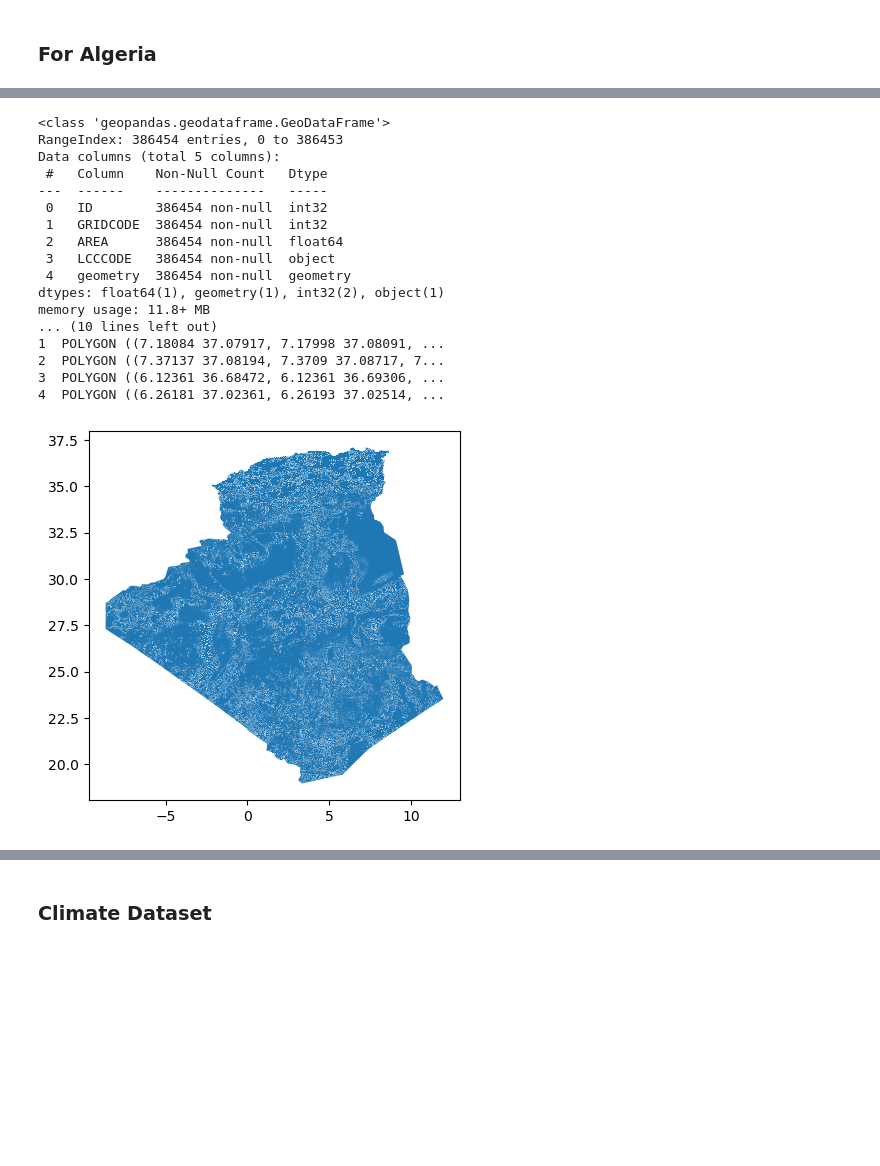
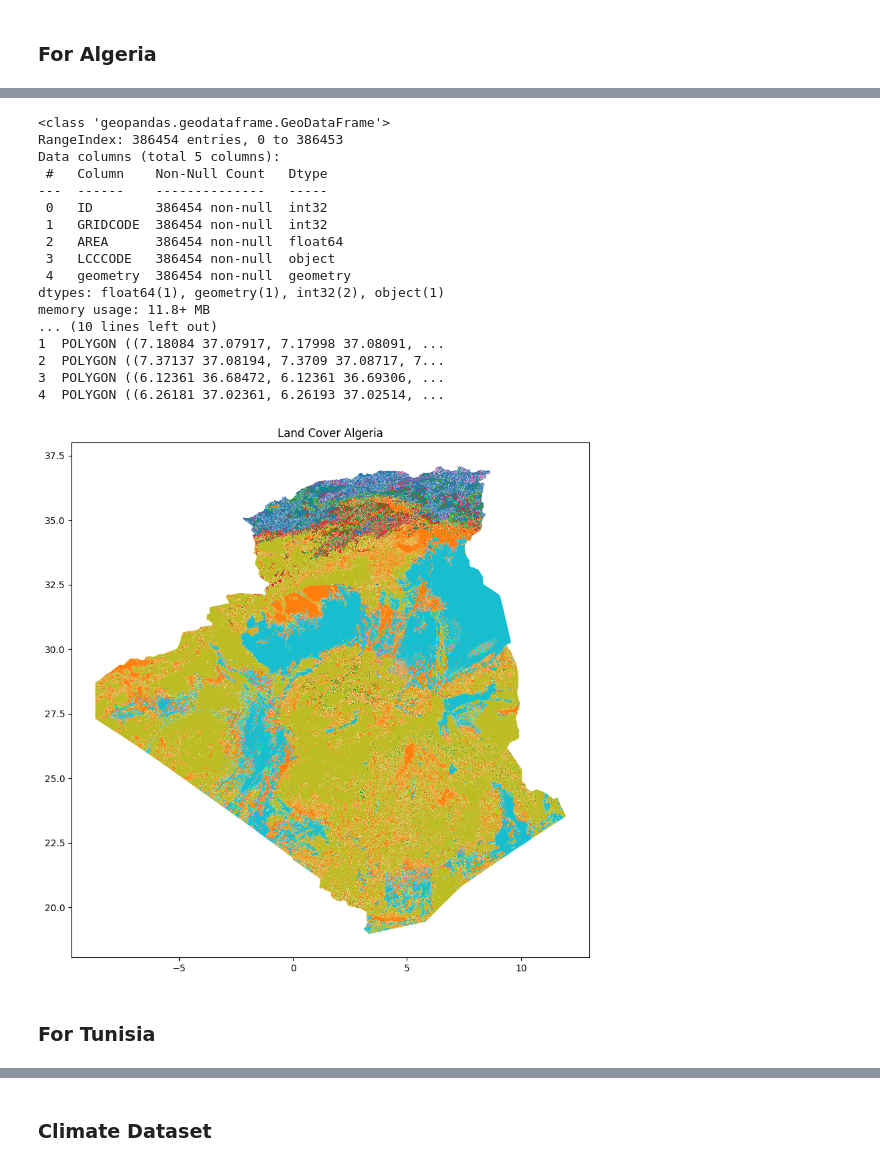
Before and after one commit to b-fatma/S2I-DM, a Jupyter notebook: main.ipynb, the cells around one changed output, grey strips where cells are left out. Drawn from its saved outputs; the diff is of its cells as text; code cells hidden in the pictures; blank space fills up the shorter version.

Commit message:
added tunisia landcover+visualisation

```diff
--- a/main.ipynb
+++ b/main.ipynb
@@ -139,32 +183,35 @@ Saved combined fire DF to: ./project/processed_data/fire_dataset/fire.csv
 # %%
 landcover_dz_filepath = os.path.join(data_folder, data_files["landcover_dz"])
 
 # Read the shapefile into a GeoDataFrame
 landcover_dz_gdf = geopandas.read_file(landcover_dz_filepath)
 
 print(landcover_dz_gdf.info())
 
 print(landcover_dz_gdf.head())
+import matplotlib.pyplot as plt
+landcover_dz_gdf.plot(column='LCCCODE', legend=False, figsize=(10, 10))
+plt.title('Land Cover Algeria')
 
-landcover_dz_gdf.plot()
-import matplotlib.pyplot as plt
 plt.show()
 # %% [output]
 <class 'geopandas.geodataframe.GeoDataFrame'>
 RangeIndex: 386454 entries, 0 to 386453
 Data columns (total 5 columns):
  #   Column    Non-Null Count   Dtype
 ---  ------    --------------   -----
  0   ID        386454 non-null  int32
  1   GRIDCODE  386454 non-null  int32
  2   AREA      386454 non-null  float64
  3   LCCCODE   386454 non-null  object
  4   geometry  386454 non-null  geometry
 dtypes: float64(1), geometry(1), int32(2), object(1)
 memory usage: 11.8+ MB
 ... (10 lines left out)
 1  POLYGON ((7.18084 37.07917, 7.17998 37.08091, ...
 2  POLYGON ((7.37137 37.08194, 7.3709 37.08717, 7...
 3  POLYGON ((6.12361 36.68472, 6.12361 36.69306, ...
 4  POLYGON ((6.26181 37.02361, 6.26193 37.02514, ...
-[figure, old version]
+[figure, new version]
+# %% [markdown]
+### For Tunisia
```
Also changed, not shown: parts of 5 cells of this notebook.
